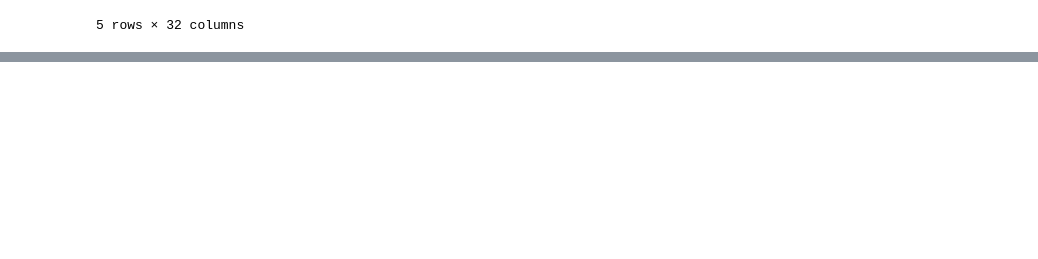
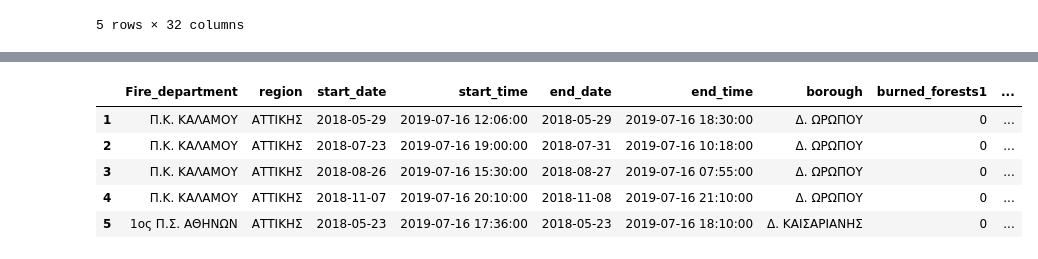
Before and after one commit to kosmaspanag/data-studio-projects, a Jupyter notebook: Weekly projects/Fires_in Greece/Fires in Greece.ipynb, the cells around one changed output, grey strips where cells are left out. Cells and saved outputs as stored; diff of their text form; code cells hidden in the pictures; blank space fills up the shorter version.

Commit message:
Updates for Fire project

```diff
--- a/Weekly projects/Fires_in Greece/Fires in Greece.ipynb
+++ b/Weekly projects/Fires_in Greece/Fires in Greece.ipynb
@@ -29,0 +244,2 @@ df.head()
+# %%
+df['Σύνολο_καμμένων'] = df.apply(lambda row: row.Καμμένες_Εκτάσεις + row.Δασική_Έκταση + row.Άλση + row.Χορτκές_Εκτάσεις + row.Καλάμια_Βάλτοι + row.Γεωργικές_Εκτάσεις + row.Υπολλείματα_Καλλιεργειών + row.Σκουπιδότοποι, axis=1)
@@ -29,0 +279,41 @@ df.head()
+# %%
+df = df.rename(index=str, columns={'Υρεσια': 'Fire_department',
+                                   'Νομός': 'region',
+                                   'Ημερνία_Εναρξης': 'start_date',
+                                   'ωρα_Έναρξης': 'start_time',
+                                   'Ημερνια_Κατασβεσης': 'end_date',
+                                   'ωρα_Κατάσβεσης': 'end_time',
+                                   'Unnamed: 7': 'borough',
+                                   'Καμμένες_Εκτάσεις':'burned_forests1',
+                                   'Δασική_Έκταση':'burned_forests2',
+                                   'Άλση':'burned_forests3',
+                                   'Χορτκές_Εκτάσεις':'burned_fields',
+                                   'Καλάμια_Βάλτοι':'burned_swamp',
+                                   'Γεωργικές_Εκτάσεις':'burned_Agricultural',
+                                   'Υπολλείματα_Καλλιεργειών':'burned_Agricultural2',
+                                   'Σκουπιδότοποι':'burned_garbage_disposal_sites',
+                                   'ΠΥΡΟΣ_ΣΩΜΑ':'firefighters',
+                                   'ΠΕΖΟΠΟΡΑ_ΤΜΗΜΑΤΑ':'firefighters2',
+                                   'ΕΘΕΛΟ_ΝΤΕΣ':'volunt_firefighters',
+                                   'ΣΤΡΑΤΟΣ':'military_forces',
+                                   'ΑΛΛΕΣ_ΔΥΝΑΜΕΙΣ':'other_forces',
+                                   'ΠΥΡΟΣ_ΟΧΗΜ':'Fire trucks',
+                                   'ΟΧΗΜ_ΟΤΑ':'other_fire_vehicles',
+                                   'ΒΥΤΙΟ_ΦΟΡΑ':'fire_tankers',
+                                   'ΜΗΧΑΝΗ_ΜΑΤΑ':'fire_equipent',
+                                   'ΕΛΙΚΟ_ΠΤΕΡΑ':'helicopters',
+                                   'Α_Φ_CL415':'fire_plane_type1',
+                                   'Α_Φ_CL215':'fire_plane_type2',
+                                   'Α_Φ_PZL':'fire_plane_type3',
+                                   'Α_Φ_GRU':'fire_plane_type4',
+                                  'ώρα_σβησίματος':'extinguish_time',
+                                  'ημερες_σβησίματος':'extinguish_date',
+                                  'Σύνολο_καμμένων': 'total_burned_acres'})
+df.head()
+# %% [output]
+|  | Fire_department | region | start_date | start_time | end_date | end_time | borough | burned_forests1 | ... |
+| 1 | Π.Κ. ΚΑΛΑΜΟΥ | ΑΤΤΙΚΗΣ | 2018-05-29 | 2019-07-16 12:06:00 | 2018-05-29 | 2019-07-16 18:30:00 | Δ. ΩΡΩΠΟΥ | 0 | ... |
+| 2 | Π.Κ. ΚΑΛΑΜΟΥ | ΑΤΤΙΚΗΣ | 2018-07-23 | 2019-07-16 19:00:00 | 2018-07-31 | 2019-07-16 10:18:00 | Δ. ΩΡΩΠΟΥ | 0 | ... |
+| 3 | Π.Κ. ΚΑΛΑΜΟΥ | ΑΤΤΙΚΗΣ | 2018-08-26 | 2019-07-16 15:30:00 | 2018-08-27 | 2019-07-16 07:55:00 | Δ. ΩΡΩΠΟΥ | 0 | ... |
+| 4 | Π.Κ. ΚΑΛΑΜΟΥ | ΑΤΤΙΚΗΣ | 2018-11-07 | 2019-07-16 20:10:00 | 2018-11-08 | 2019-07-16 21:10:00 | Δ. ΩΡΩΠΟΥ | 0 | ... |
+| 5 | 1ος Π.Σ. ΑΘΗΝΩΝ | ΑΤΤΙΚΗΣ | 2018-05-23 | 2019-07-16 17:36:00 | 2018-05-23 | 2019-07-16 18:10:00 | Δ. ΚΑΙΣΑΡΙΑΝΗΣ | 0 | ... |
```
Also changed, not shown: parts of 26 cells of this notebook, 4 other files.
